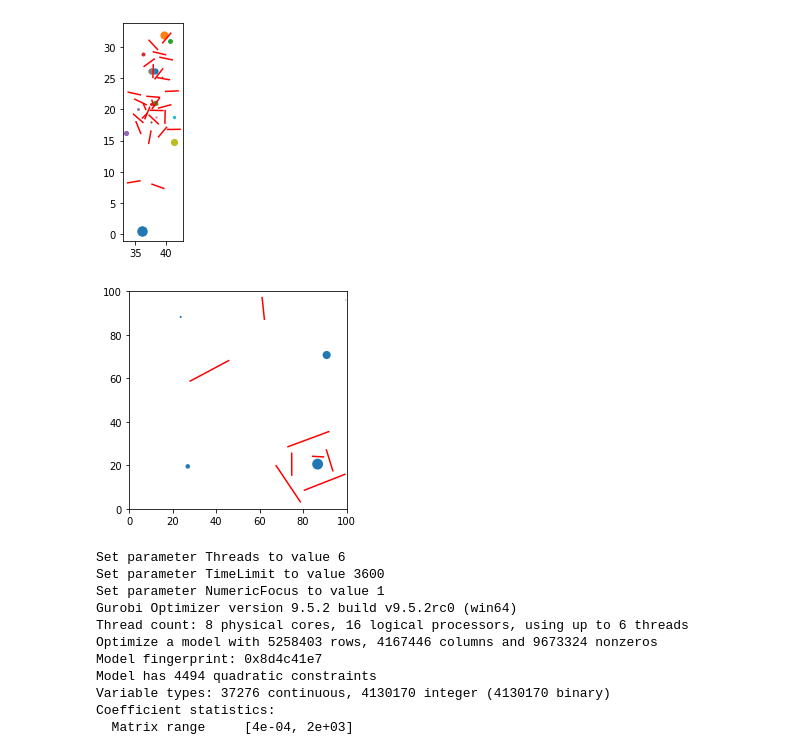
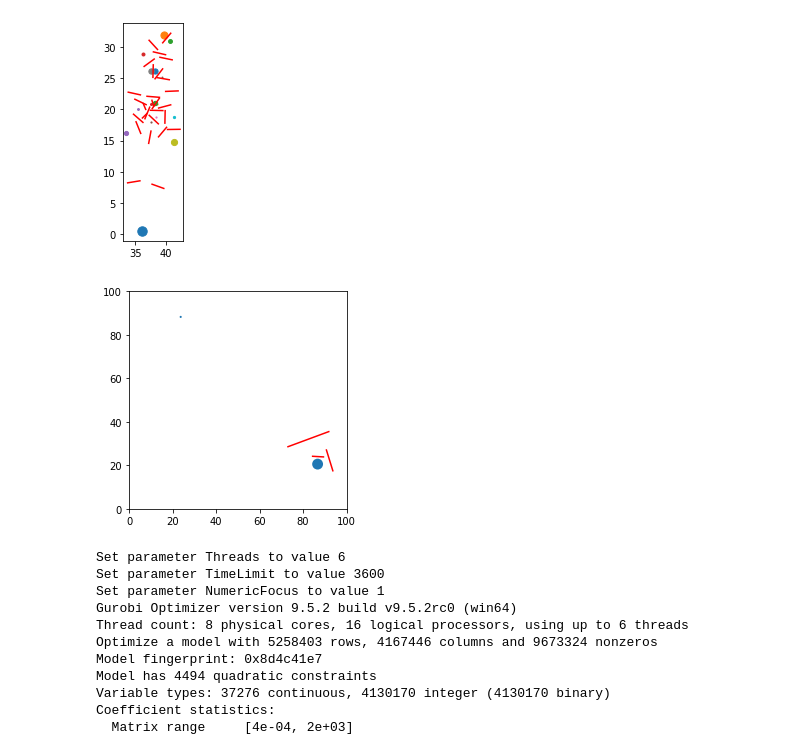
Before and after one commit to z72vamac/Routes_Barriers, a Jupyter notebook: Untitled.ipynb, the cells around one changed output. Cells and saved outputs as stored; diff of their text form; code cells hidden in the pictures.

```diff
--- a/Untitled.ipynb
+++ b/Untitled.ipynb
@@ -228,28 +228,28 @@ for v in V:
 # %%
 # fig, ax = plt.subplots()
 
-segments = np.genfromtxt('./instancias/segmentos30-2.csv', delimiter = ',')[23:31]
+segments = np.genfromtxt('./instancias/segmentos30-2.csv', delimiter = ',')[25:28]
 
 barriers = []
 for lista in segments:
     barriers.append([[lista[0], lista[1]], [lista[2], lista[3]]])
 
 bolas = np.genfromtxt('./instancias/bolas30-2.csv', delimiter = ',')[2:4]
 # N = [neigh.Circle(center = [centro1, centro2], radii = radio) for centro1, centro2, radio in bolas]
 
 fig, ax = plt.subplots()
 
 for b in barriers:
     ax.plot([b[0][0], b[1][0]], [b[0][1], b[1][1]], c = 'red')
 
 for x, y, radii in bolas:
     ax.add_patch(plt.Circle((x, y), radii))
 
 ax.set_xlim((0, 100))
 ax.set_ylim((0, 100))
 ax.set_aspect('equal')
 # %% [output]
-[figure, old version]
+[figure, new version]
 # %%
 from tspn_b import tspn_b
 # %%
```
Also changed, not shown: 11 other files.
